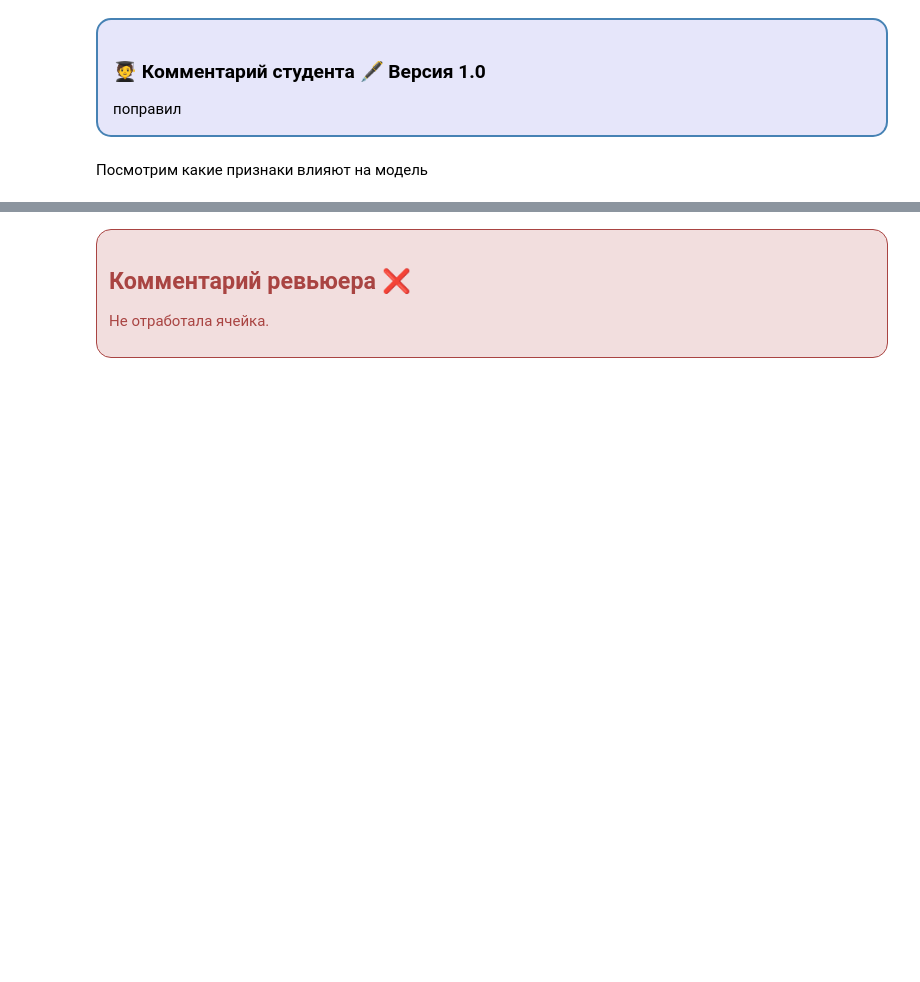
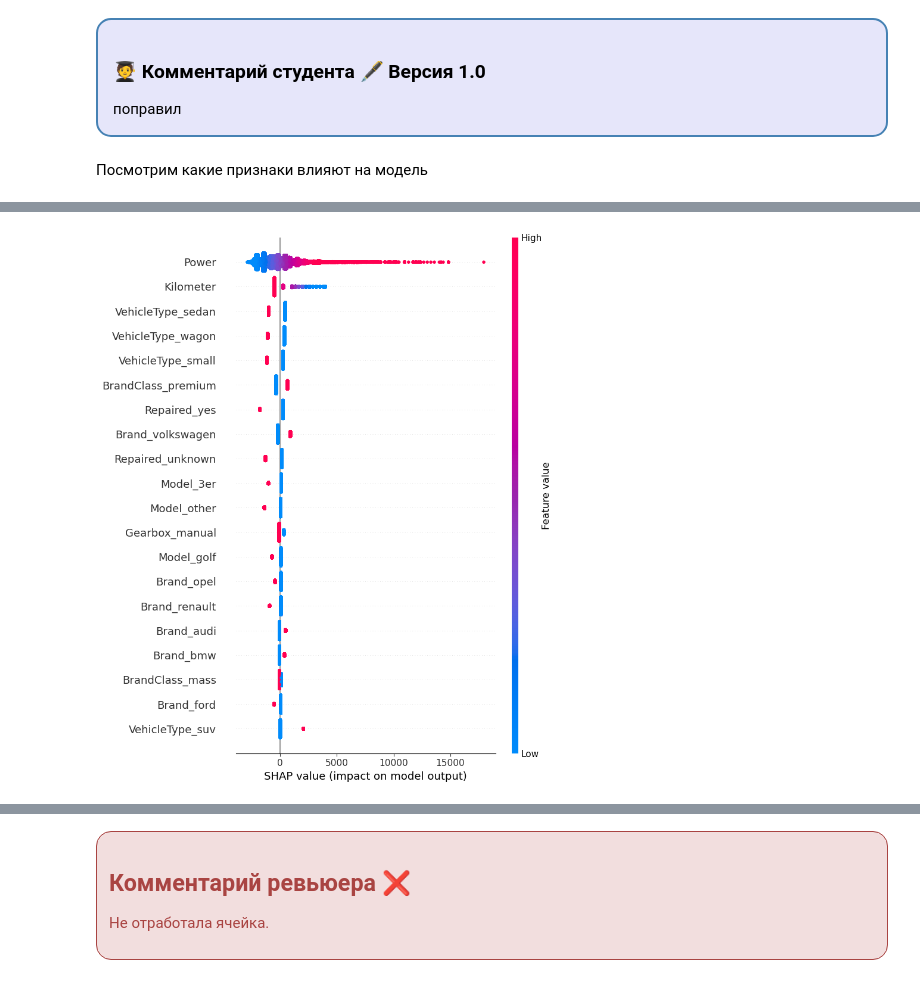
Before and after one commit to shoqun/Practicum, a Jupyter notebook: numerical_methods/iter3.ipynb, the cells around one changed output, grey strips where cells are left out. Saved outputs shown, nothing was run; the diff lists cells and outputs as text; code cells hidden in the pictures; blank space fills up the shorter version.

```diff
--- a/numerical_methods/iter3.ipynb
+++ b/numerical_methods/iter3.ipynb
@@ -1784,0 +1782,5 @@ print(X.duplicated().sum())
+# %%
+X = data.drop(columns=['DateCrawled',
+                       'RegistrationYear', 'ModelFreq', 'RegistrationMonth',
+                       'DateCreated', 'PostalCode', 'LastSeen', 'Price_log'] )
+y = X["Price"] # целевая переменная
@@ -1784,0 +1799,3 @@ print(X.duplicated().sum())
+# %%
+X = X.drop_duplicates()
+print(X.duplicated().sum())
@@ -1785,7 +1808,9 @@ print(X.duplicated().sum())
+# %%
+X = X.drop(columns=["Price"])
 # %%
 
 # Категориальные признаки
-categorical_features = ["VehicleType", "Gearbox", "FuelType", "Repaired", "BrandClass"]
+categorical_features = ["VehicleType", "Gearbox", "FuelType", "Repaired", "BrandClass", "Model", "Brand"]
 
 # Разделение
 X_train, X_test, y_train, y_test = train_test_split(X, y, test_size=0.2, random_state=42)
@@ -1928,0 +1986,12 @@ print(feature_counts)
+# %%
+%%time
+# Создание SHAP LinearExplainer
+explainer = shap.LinearExplainer(model, X_train_df, feature_perturbation="interventional")
+
+# Вычисление SHAP-значений
+shap_values = explainer.shap_values(X_train_df)
+
+# Визуализация важности признаков
+shap.summary_plot(shap_values, X_train_df, feature_names=X_train_df.columns)
+# %% [output]
+[figure, added]
```
Also changed, not shown: parts of 71 cells of this notebook.
